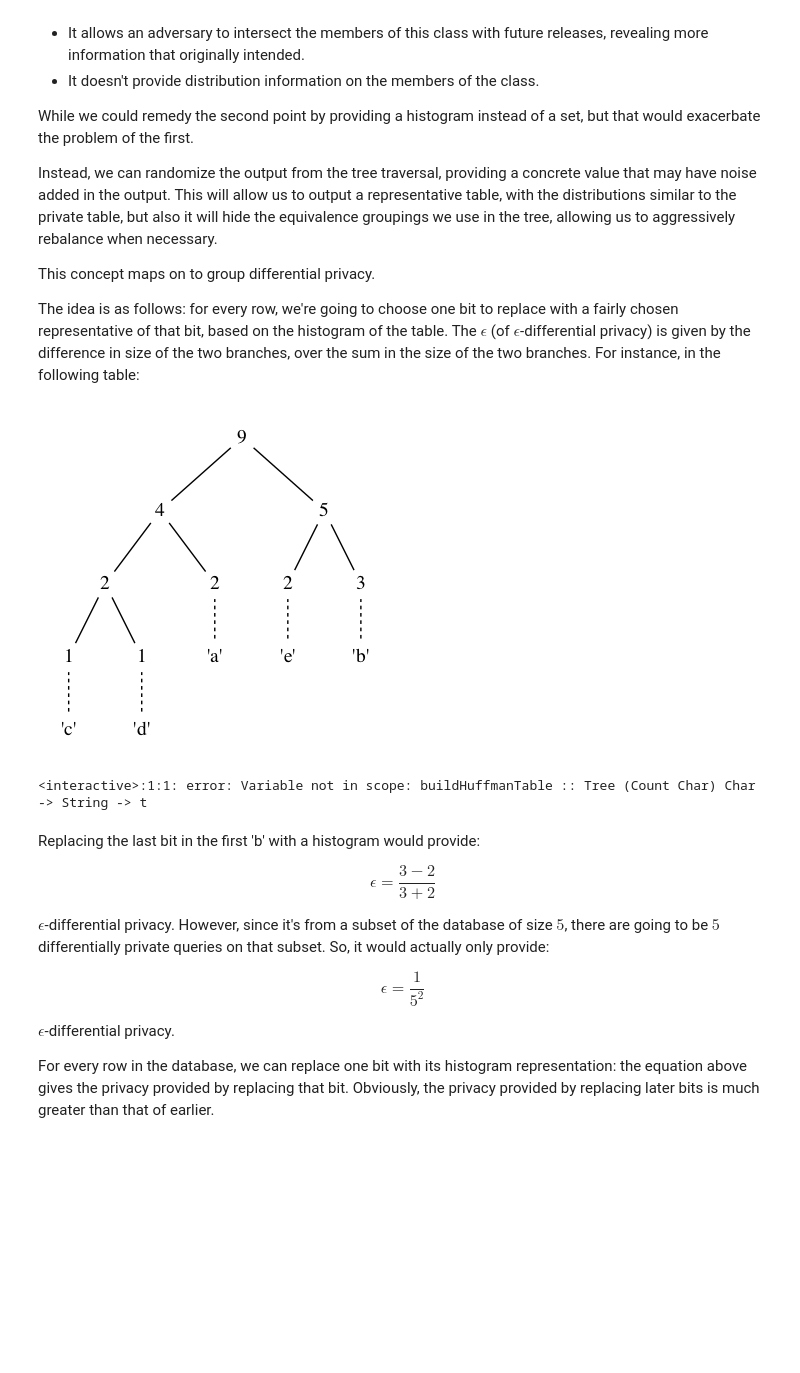
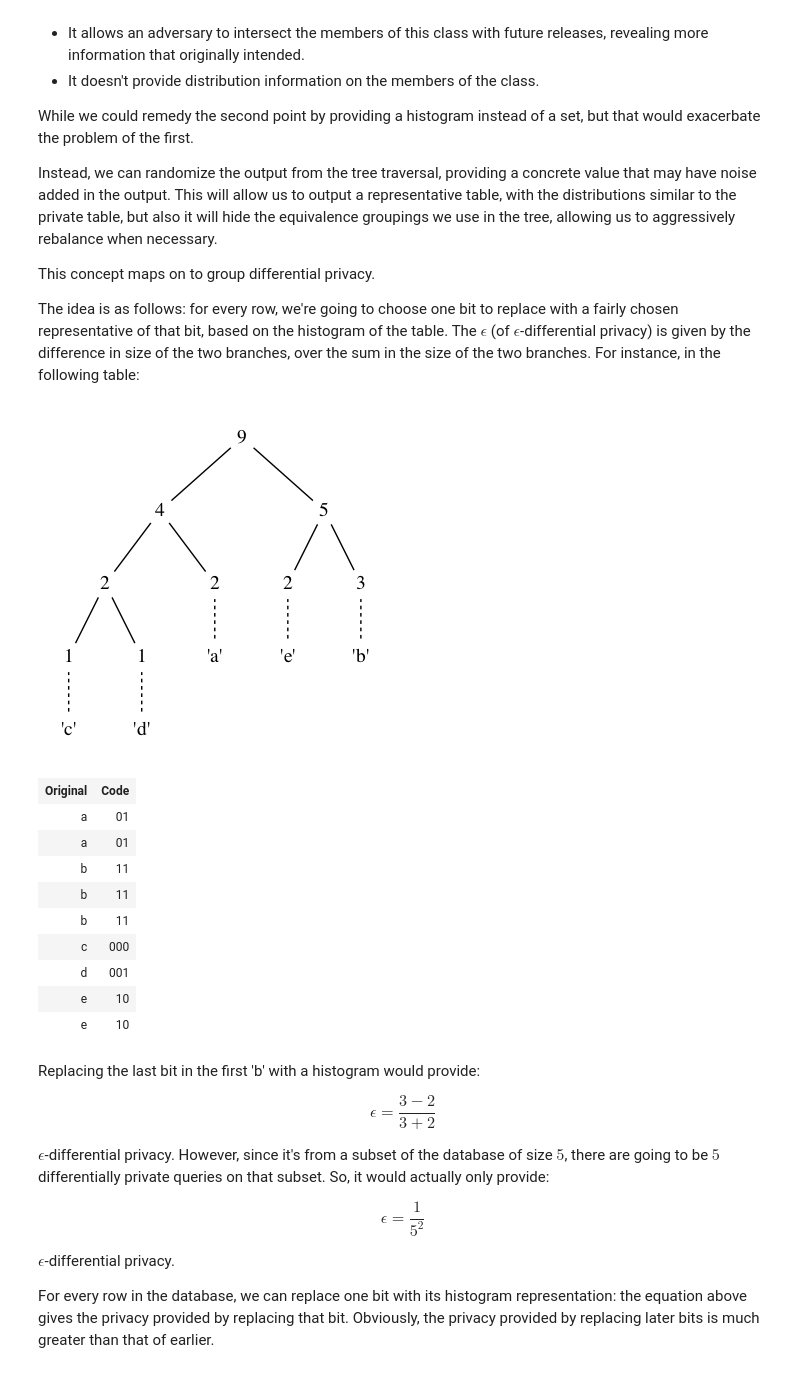
Before and after one commit to oisdk/IHaskell, a Jupyter notebook: notebooks/Privacy.ipynb, the cells around one changed output. Drawn from its saved outputs; the diff is of its cells as text; code cells hidden in the pictures; blank space fills up the shorter version.

```diff
--- a/notebooks/Privacy.ipynb
+++ b/notebooks/Privacy.ipynb
@@ -217,7 +213,6 @@ We're now able to write the algorithm for Huffman compression.
 # %%
 :ext FlexibleContexts
 :ext DataKinds
-:ext OverloadedStrings
 
 import           Data.Maybe       (fromJust)
 import           Data.Map.Strict  (Map)
@@ -229,7 +224,7 @@ import qualified Text.Blaze.Html5.Attributes as Attr
 import           Text.Html.Table
 import           GHC.Exts (fromString)
 
-buildHuffman :: (Ord a) => (a -> a -> a) -> Heap a (Tree a b) -> Tree a b
+buildHuffman :: Ord (f a) => (f a -> f a -> f a) -> Heap (f a) (Tree f a) -> Tree f a
 buildHuffman (<+>) hp = case minView hp of
     (_,x,Nothing) -> x
     (i,x,Just xs) -> case minView xs of
@@ -237,19 +232,19 @@ buildHuffman (<+>) hp = case minView hp of
         (j,y,Just ys) ->
             buildHuffman (<+>) (insertHeap (i <+> j) (Node (i <+> j) x y) ys)
 
-buildHeap :: Ord a => Histogram a b -> Heap a (Tree a b)
+buildHeap :: Ord (f a) => Histogram f a -> Heap (f a) (Tree f a)
 buildHeap
     = fromJust
     . getOption
     . Map.foldMapWithKey (\v i -> Option (Just (Heap i (Leaf i v) [])))
     . getMeasures
 
-huffmanTree :: (Ord (Domain b), Information b)
-            => [Domain b] -> Tree b (Domain b)
+huffmanTree :: (Ord a, Information f a)
+            => [a] -> Tree f a
 huffmanTree = buildHuffman (+) . buildHeap . generalize
 
 tree = huffmanTree "this is an example of a huffman tree"
-    :: Tree (Count Char) Char
+    :: Tree Count Char
 tree
 
 import Algebra.Information.Huffman
@@ -257,7 +252,8 @@ import Algebra.Information.Huffman
 huffmanEncode :: Ord a => Tree c a -> [a] -> Table [a, Code]
 huffmanEncode tr xs =
     table ("Original", "Code")
-          (Attr.style "text-align: center;", Attr.style "text-align: left;")
+          (Attr.style (fromString "text-align: center;")
+          ,Attr.style (fromString "text-align: left;"))
           [(x, mp Map.! x) | x <- xs ]
   where
     mp = codeBook tr
@@ -628,12 +678,21 @@ The idea is as follows: for every row, we're going to choose one bit to replace
 # %%
 table = "aabbbcdee"
 
-simpleTree = huffmanTree table :: Tree (Count Char) Char
+simpleTree = huffmanTree table :: Tree Count Char
 simpleTree
-buildHuffmanTable simpleTree table
+huffmanEncode simpleTree table
 # %% [output]
 [figure]
-<interactive>:1:1: error: Variable not in scope: buildHuffmanTable :: Tree (Count Char) Char -> String -> t
+| Original | Code |
+| a | 01 |
+| a | 01 |
+| b | 11 |
+| b | 11 |
+| b | 11 |
+| c | 000 |
+| d | 001 |
+| e | 10 |
+| e | 10 |
 # %% [markdown]
 Replacing the last bit in the first 'b' with a histogram would provide:
 
```
Also changed, not shown: parts of 21 cells of this notebook, 10 other files.
